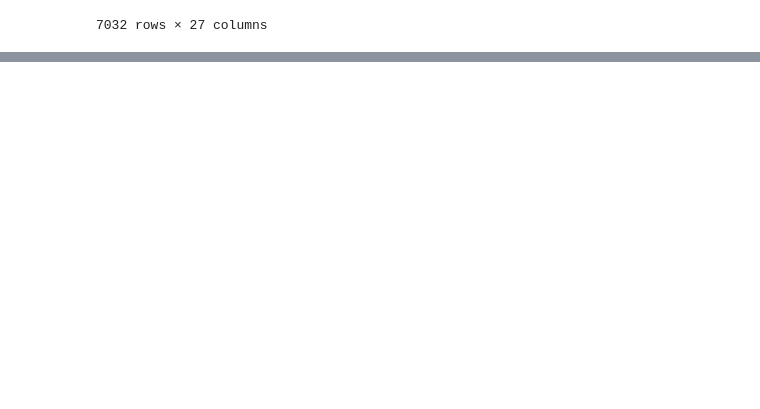
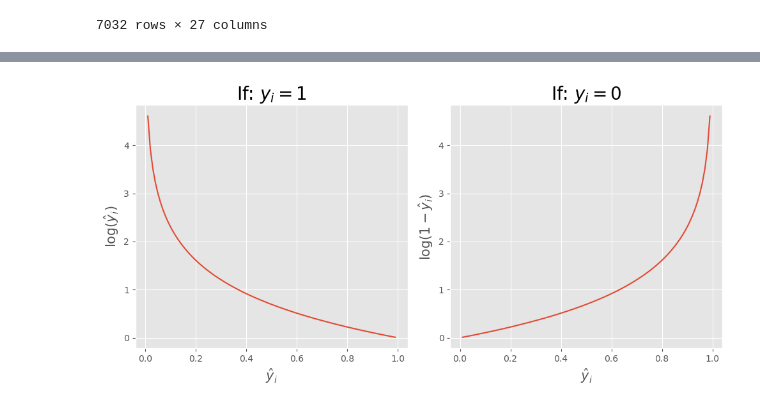
Before and after one commit to mrhussaink7/telco-churn-model, a Jupyter notebook: notebooks/model_development.ipynb, the cells around one changed output, grey strips where cells are left out. Drawn from its saved outputs; the diff is of its cells as text; code cells hidden in the pictures; blank space fills up the shorter version.

```diff
--- a/notebooks/model_development.ipynb
+++ b/notebooks/model_development.ipynb
@@ -40,0 +93,17 @@ sklearn.linear_model._logistic.LogisticRegression
+# %%
+fig, ax = plt.subplots(1, 2, figsize=(10, 5))
+epsilon = 1e-2
+yhat = np.linspace(epsilon, 1-epsilon, 100)  # probability must range between 0 and 1
+ax[0].plot(yhat, -np.log(yhat))
+ax[0].set_title(r'If: $y_i = 1$', size=20)
+ax[0].set_xlabel(r'$\hat{y}_i$', size=15)
+ax[0].set_ylabel(r'$\log(\hat{y}_i)$', size=15)
+
+ax[1].plot(yhat, -np.log(1 - yhat))
+ax[1].set_ylabel(r'$\log(1 - \hat{y}_i)$', size=15)
+ax[1].set_title(r'If: $y_i = 0$', size=20)
+ax[1].set_xlabel(r'$\hat{y}_i$', size=15)
+plt.tight_layout()
+plt.show()
+# %% [output]
+[figure, added]
```
Also changed, not shown: parts of 16 cells of this notebook.
